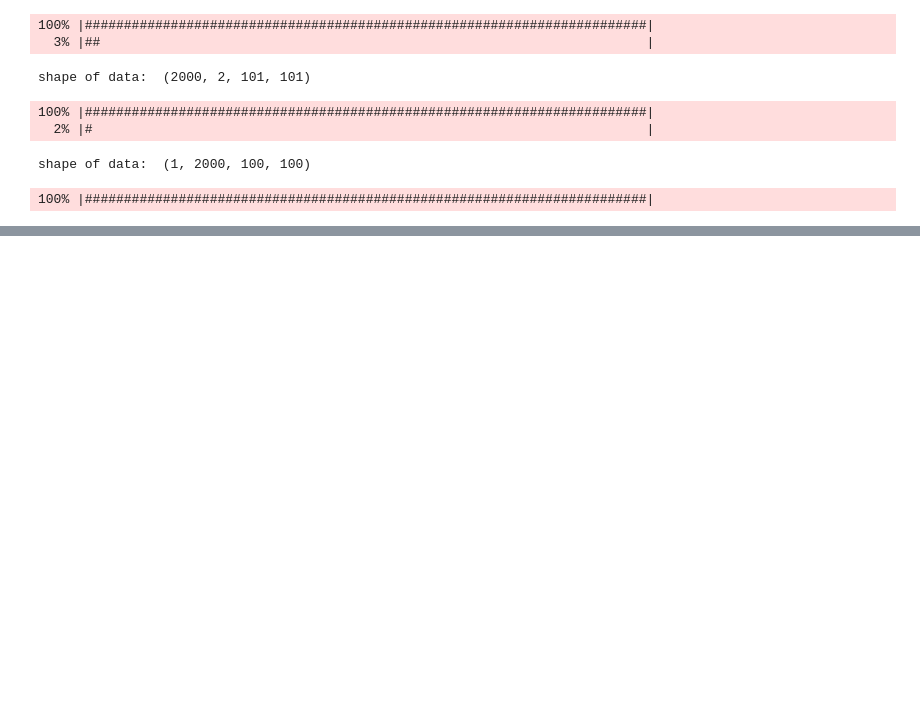
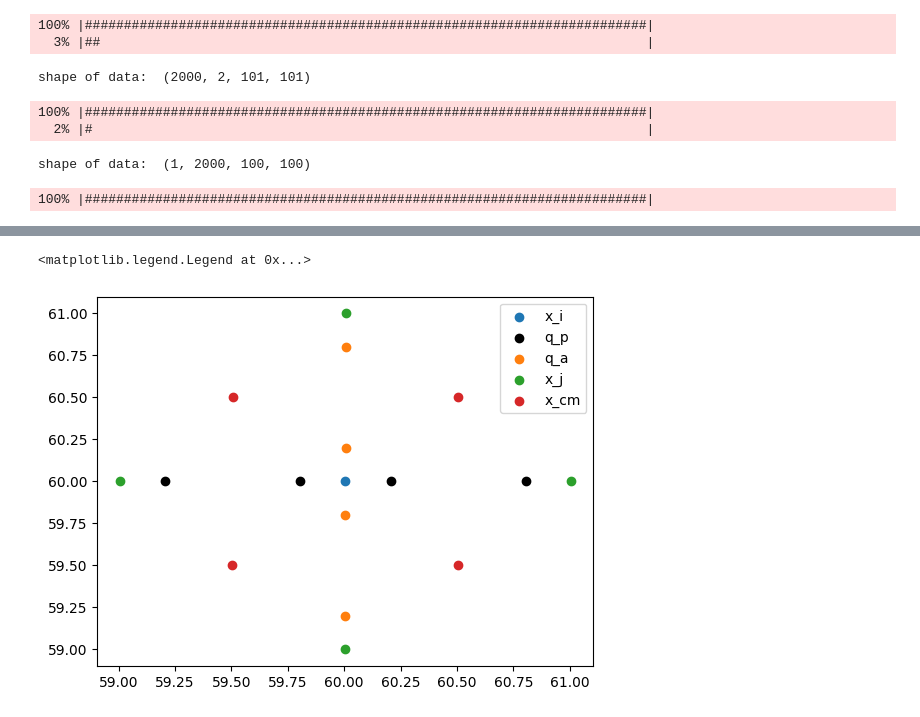
Before and after one commit to LukasBremer/adoptODE_smmodell, a Jupyter notebook: Spring_mass_model/sm_main.ipynb, the cells around one changed output, grey strips where cells are left out. Cells and saved outputs as stored; diff of their text form; code cells hidden in the pictures; blank space fills up the shorter version.

```diff
--- a/Spring_mass_model/sm_main.ipynb
+++ b/Spring_mass_model/sm_main.ipynb
@@ -160,0 +263,24 @@ dataset = simple_simulation(define_system,
+# %%
+q_a =  interpolate_q_a(x_j[:,1,:],x_i[1,:],.8)
+q_p = interpolate_q_p(x_j[:,1,:],x_i[1,:],.8)
+
+# #plt.scatter(x_i_pf_test[0],x_i_pf_test[1],label='x_i_pf',color = 'purple')
+# plt.scatter(q_p[0,0],q_p[0,1],label='q_p0',color = 'black')
+# plt.scatter(q_p[1,0],q_p[1,1],label='q_p1',color = 'black')
+# plt.scatter(q_p[2,0],q_p[2,1],label='q_p2',color = 'black')
+# plt.scatter(q_p[3,0],q_p[3,1],label='q_p3',color = 'black')
+
+# plt.scatter(q_a[0,0],q_a[0,1],label='q_a0',color = 'blue')
+# plt.scatter(q_a[1,0],q_a[1,1],label='q_a1',color = 'blue')
+# plt.scatter(q_a[2,0],q_a[2,1],label='q_a2',color = 'blue')
+# plt.scatter(q_a[3,0],q_a[3,1],label='q_a3',color = 'blue')
+
+plt.scatter(x_i[1,0],x_i[1,1],label='x_i')
+plt.scatter(q_p[:,0],q_p[:,1],label='q_p',color = 'black')
+plt.scatter(q_a[:,0],q_a[:,1],label='q_a')
+plt.scatter(x_j[:,1,0],x_j[:,1,1],label='x_j')
+plt.scatter(x_cm[:,1,0],x_cm[:,1,1],label='x_cm')
+plt.legend()
+# %% [output]
+<matplotlib.legend.Legend at 0x...>
+[figure, added]
```
Also changed, not shown: parts of 24 cells of this notebook, 3 other files.
